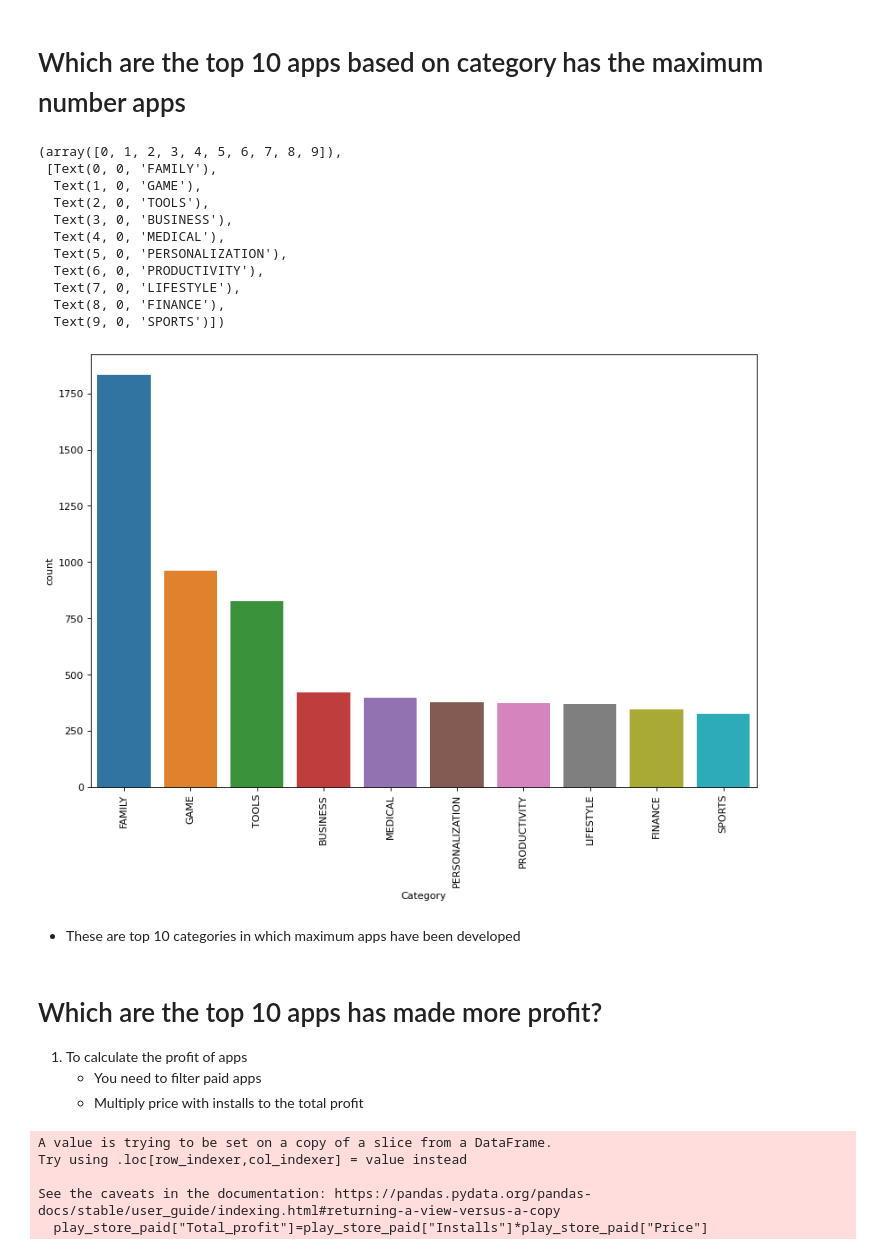
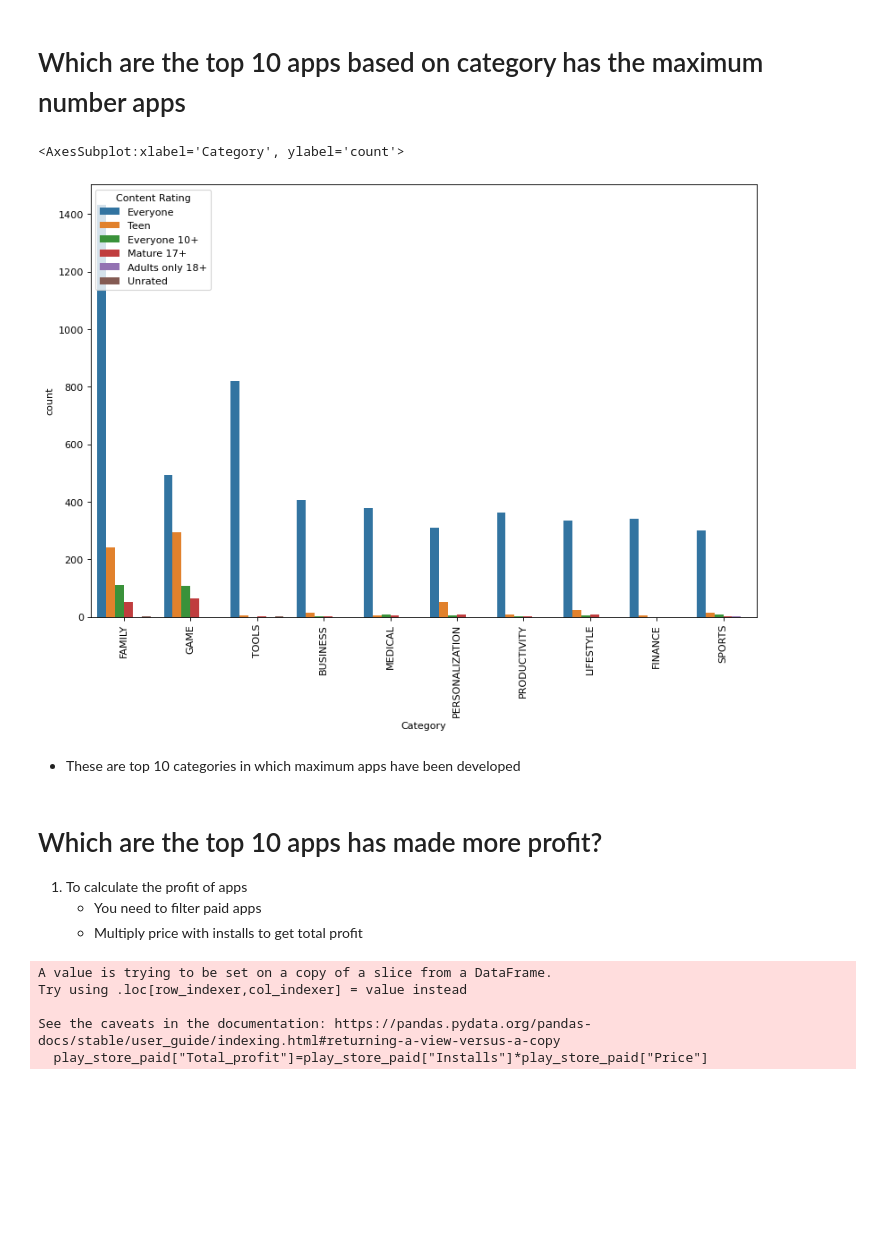
Before and after one commit to MIlanJP/project-eda, a Jupyter notebook: Play Store App Review Analysis - Capstone Project.ipynb, the cells around one changed output. Drawn from its saved outputs; the diff is of its cells as text; code cells hidden in the pictures; blank space fills up the shorter version.

Commit message:
Added some data visualization and conclusion

```diff
--- a/Play Store App Review Analysis - Capstone Project.ipynb
+++ b/Play Store App Review Analysis - Capstone Project.ipynb
@@ -1126,28 +1155,18 @@ Name: Category, dtype: int64
 # Which are the top 10 apps based on category has the maximum number apps
 # %%
 plt.figure(figsize=(12, 8), dpi=80)
-sns.countplot(x="Category",data=catogorical_data,order=catogorical_data['Category'].value_counts().iloc[:10].index)
 plt.xticks(rotation=90)
+sns.countplot(x="Category",data=catogorical_data,hue="Content Rating",order=catogorical_data['Category'].value_counts().iloc[:10].index)
 # %% [output]
-(array([0, 1, 2, 3, 4, 5, 6, 7, 8, 9]),
- [Text(0, 0, 'FAMILY'),
-  Text(1, 0, 'GAME'),
-  Text(2, 0, 'TOOLS'),
-  Text(3, 0, 'BUSINESS'),
-  Text(4, 0, 'MEDICAL'),
-  Text(5, 0, 'PERSONALIZATION'),
-  Text(6, 0, 'PRODUCTIVITY'),
-  Text(7, 0, 'LIFESTYLE'),
-  Text(8, 0, 'FINANCE'),
-  Text(9, 0, 'SPORTS')])
+<AxesSubplot:xlabel='Category', ylabel='count'>
-[figure, old version]
+[figure, new version]
 # %% [markdown]
  - These are top 10 categories in which maximum apps have been developed
 # %% [markdown]
 # Which are the top 10 apps has made more profit?
  1. To calculate the profit of apps
      - You need to filter paid apps
-     - Multiply price with installs to the total profit
+     - Multiply price with installs to get total profit
 # %%
 play_store_paid=playstore_data[playstore_data["Type"]=="Paid"]
 # %%
```
Also changed, not shown: parts of 58 cells of this notebook.
